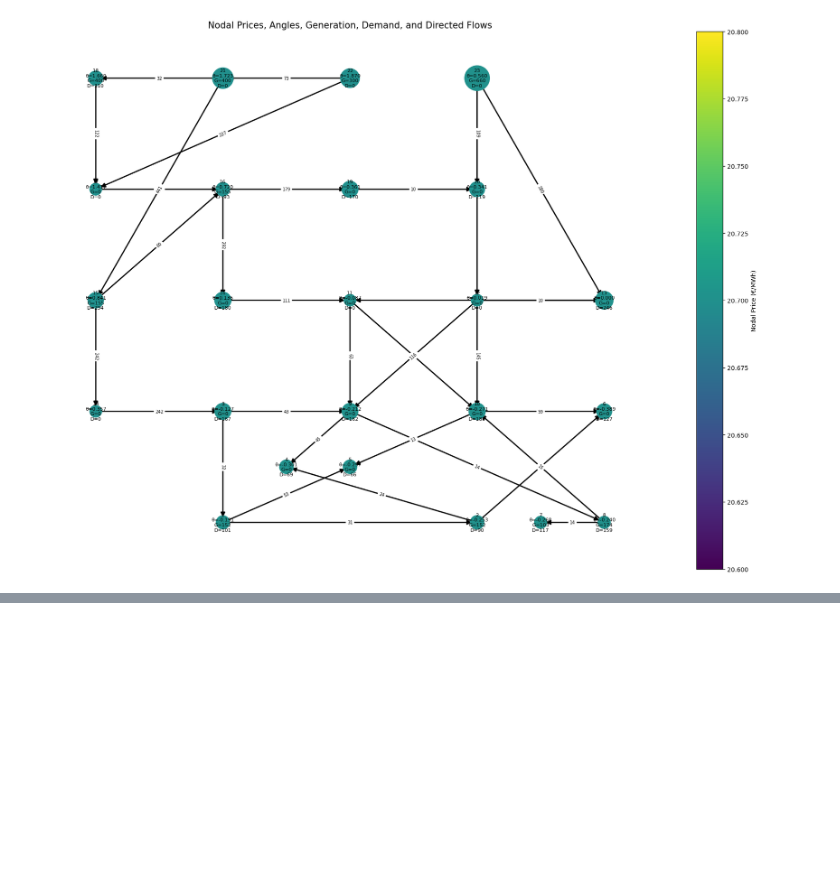
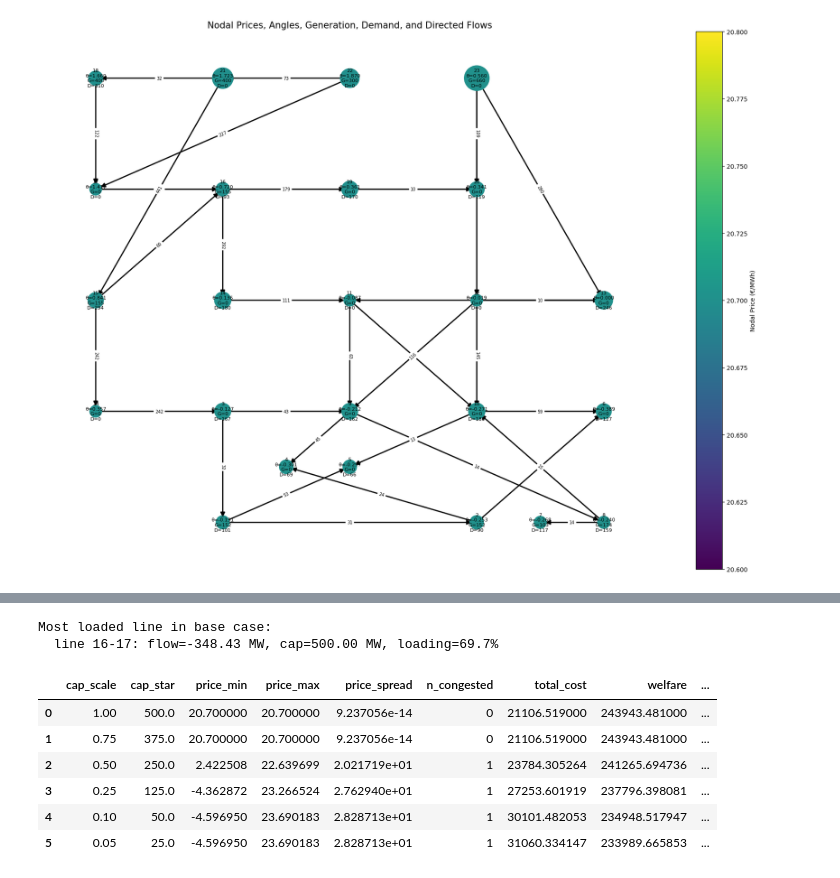
Before and after one commit to KonstantinosKountras/46755-electricity-market-clearing_Asgn1, a Jupyter notebook: Assignment1_3nodal.ipynb, the cells around one changed output, grey strips where cells are left out. Drawn from its saved outputs; the diff is of its cells as text; code cells hidden in the pictures; blank space fills up the shorter version.

```diff
--- a/Assignment1_3nodal.ipynb
+++ b/Assignment1_3nodal.ipynb
@@ -576,0 +580,20 @@ plt.show()
+# %%
+# --- Sensitivity setup: pick a "critical" line from the BASE solution ---
+
+# Make sure the base model has been solved and f,line_data exist
+assert "f" in globals() and "line_data" in globals(), "Run the base nodal model first (so f and line_data exist)."
+
+loading = []
+for (i, j, cap) in line_data:
+    flow_ij = float(f[i, j].X)
+    loading.append((abs(flow_ij) / cap if cap > 0 else 0.0, i, j, cap, flow_ij))
+
+loading.sort(reverse=True)
+top = loading[0]
+ratio, i_star, j_star, cap_star, flow_star = top
+
+print("Most loaded line in base case:")
+print(f"  line {i_star}-{j_star}: flow={flow_star:.2f} MW, cap={cap_star:.2f} MW, loading={ratio*100:.1f}%")
+# %% [output]
+Most loaded line in base case:
+  line 16-17: flow=-348.43 MW, cap=500.00 MW, loading=69.7%
@@ -576,0 +675,44 @@ plt.show()
+# %%
+# --- Run sensitivity: scale the capacity of the selected line ---
+
+import pandas as pd
+import numpy as np
+import matplotlib.pyplot as plt
+
+scales = [1.0, 0.75, 0.5, 0.25, 0.10, 0.05]
+
+rows = []
+for s in scales:
+    # modify ONLY the selected line (i_star, j_star)
+    line_data_mod = []
+    for (i, j, cap) in line_data:
+        if (i == i_star and j == j_star) or (i == j_star and j == i_star):
+            line_data_mod.append((i, j, cap * s))
+        else:
+            line_data_mod.append((i, j, cap))
+
+    out = solve_nodal_dc(line_data_mod, verbose=False)
+
+    lam = np.array(list(out["lambda_n"].values()))
+    rows.append({
+        "cap_scale": s,
+        "cap_star": cap_star * s,
+        "price_min": float(lam.min()),
+        "price_max": float(lam.max()),
+        "price_spread": float(lam.max() - lam.min()),
+        "n_congested": len(out["congested_lines"]),
+        "total_cost": out["total_cost"],
+        "welfare": out["welfare"],
+        "congested_lines": out["congested_lines"],
+    })
+
+df_sens = pd.DataFrame(rows)
+df_sens
+# %% [output]
+|  | cap_scale | cap_star | price_min | price_max | price_spread | n_congested | total_cost | welfare | ... |
+| 0 | 1.00 | 500.0 | 20.700000 | 20.700000 | 9.237056e-14 | 0 | 21106.519000 | 243943.481000 | ... |
+| 1 | 0.75 | 375.0 | 20.700000 | 20.700000 | 9.237056e-14 | 0 | 21106.519000 | 243943.481000 | ... |
+| 2 | 0.50 | 250.0 | 2.422508 | 22.639699 | 2.021719e+01 | 1 | 23784.305264 | 241265.694736 | ... |
+| 3 | 0.25 | 125.0 | -4.362872 | 23.266524 | 2.762940e+01 | 1 | 27253.601919 | 237796.398081 | ... |
+| 4 | 0.10 | 50.0 | -4.596950 | 23.690183 | 2.828713e+01 | 1 | 30101.482053 | 234948.517947 | ... |
+| 5 | 0.05 | 25.0 | -4.596950 | 23.690183 | 2.828713e+01 | 1 | 31060.334147 | 233989.665853 | ... |
```
Also changed, not shown: parts of 5 cells of this notebook.
